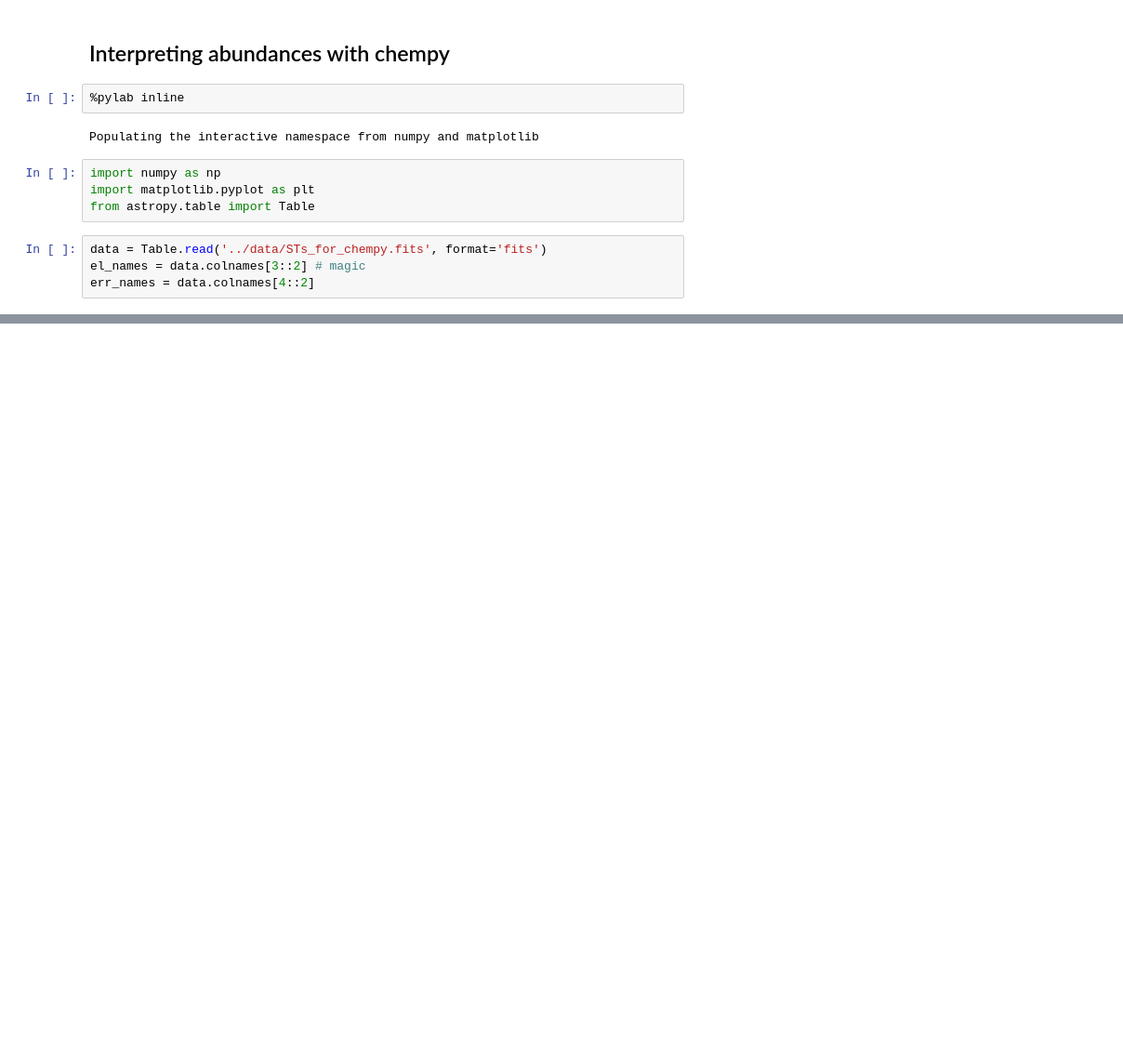
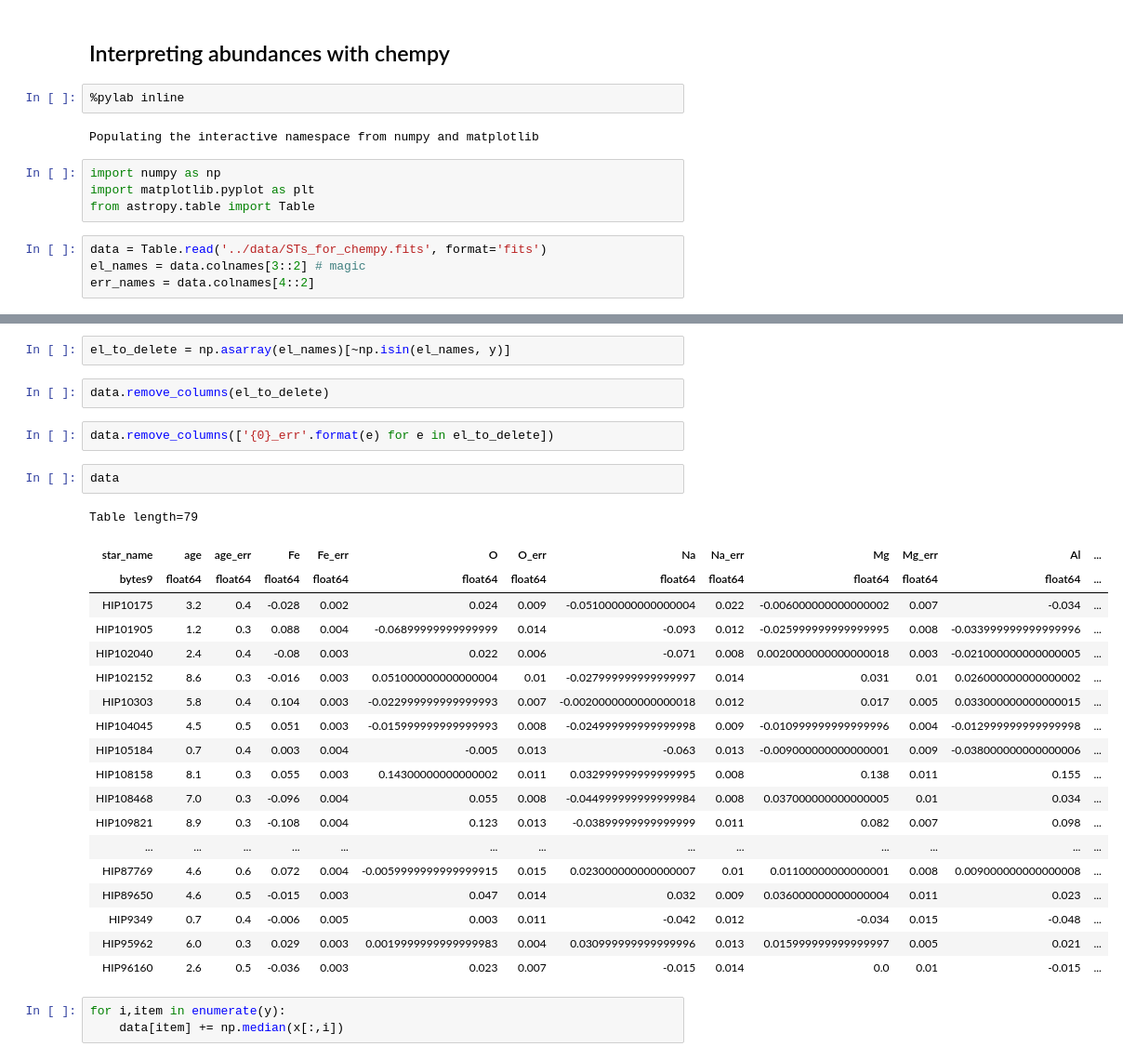
Before and after one commit to megbedell/elemental-basis, a Jupyter notebook: notebooks/chempy.ipynb, the cells around one changed output, grey strips where cells are left out. Shown: that part at 93% size. Saved outputs shown, nothing was run; the diff lists cells and outputs as text; blank space fills up the shorter version.

```diff
--- a/notebooks/chempy.ipynb
+++ b/notebooks/chempy.ipynb
@@ -47,0 +48,31 @@ a.summary_pdf = False
+# %%
+el_to_delete = np.asarray(el_names)[~np.isin(el_names, y)]
+# %%
+data.remove_columns(el_to_delete)
+# %%
+data.remove_columns(['{0}_err'.format(e) for e in el_to_delete])
+# %%
+data
+# %% [output]
+Table length=79
+| star_name | age | age_err | Fe | Fe_err | O | O_err | Na | Na_err | Mg | Mg_err | Al | ... |
+| bytes9 | float64 | float64 | float64 | float64 | float64 | float64 | float64 | float64 | float64 | float64 | float64 | ... |
+| HIP10175 | 3.2 | 0.4 | -0.028 | 0.002 | 0.024 | 0.009 | -0.051000000000000004 | 0.022 | -0.006000000000000002 | 0.007 | -0.034 | ... |
+| HIP101905 | 1.2 | 0.3 | 0.088 | 0.004 | -0.06899999999999999 | 0.014 | -0.093 | 0.012 | -0.025999999999999995 | 0.008 | -0.033999999999999996 | ... |
+| HIP102040 | 2.4 | 0.4 | -0.08 | 0.003 | 0.022 | 0.006 | -0.071 | 0.008 | 0.0020000000000000018 | 0.003 | -0.021000000000000005 | ... |
+| HIP102152 | 8.6 | 0.3 | -0.016 | 0.003 | 0.051000000000000004 | 0.01 | -0.027999999999999997 | 0.014 | 0.031 | 0.01 | 0.026000000000000002 | ... |
+| HIP10303 | 5.8 | 0.4 | 0.104 | 0.003 | -0.022999999999999993 | 0.007 | -0.0020000000000000018 | 0.012 | 0.017 | 0.005 | 0.033000000000000015 | ... |
+| HIP104045 | 4.5 | 0.5 | 0.051 | 0.003 | -0.015999999999999993 | 0.008 | -0.024999999999999998 | 0.009 | -0.010999999999999996 | 0.004 | -0.012999999999999998 | ... |
+| HIP105184 | 0.7 | 0.4 | 0.003 | 0.004 | -0.005 | 0.013 | -0.063 | 0.013 | -0.009000000000000001 | 0.009 | -0.038000000000000006 | ... |
+| HIP108158 | 8.1 | 0.3 | 0.055 | 0.003 | 0.14300000000000002 | 0.011 | 0.032999999999999995 | 0.008 | 0.138 | 0.011 | 0.155 | ... |
+| HIP108468 | 7.0 | 0.3 | -0.096 | 0.004 | 0.055 | 0.008 | -0.044999999999999984 | 0.008 | 0.037000000000000005 | 0.01 | 0.034 | ... |
+| HIP109821 | 8.9 | 0.3 | -0.108 | 0.004 | 0.123 | 0.013 | -0.03899999999999999 | 0.011 | 0.082 | 0.007 | 0.098 | ... |
+| ... | ... | ... | ... | ... | ... | ... | ... | ... | ... | ... | ... | ... |
+| HIP87769 | 4.6 | 0.6 | 0.072 | 0.004 | -0.0059999999999999915 | 0.015 | 0.023000000000000007 | 0.01 | 0.01100000000000001 | 0.008 | 0.009000000000000008 | ... |
+| HIP89650 | 4.6 | 0.5 | -0.015 | 0.003 | 0.047 | 0.014 | 0.032 | 0.009 | 0.036000000000000004 | 0.011 | 0.023 | ... |
+| HIP9349 | 0.7 | 0.4 | -0.006 | 0.005 | 0.003 | 0.011 | -0.042 | 0.012 | -0.034 | 0.015 | -0.048 | ... |
+| HIP95962 | 6.0 | 0.3 | 0.029 | 0.003 | 0.0019999999999999983 | 0.004 | 0.030999999999999996 | 0.013 | 0.015999999999999997 | 0.005 | 0.021 | ... |
+| HIP96160 | 2.6 | 0.5 | -0.036 | 0.003 | 0.023 | 0.007 | -0.015 | 0.014 | 0.0 | 0.01 | -0.015 | ... |
+# %%
+for i,item in enumerate(y):
+    data[item] += np.median(x[:,i])
```
Also changed, not shown: parts of 10 cells of this notebook, 1 other file.
